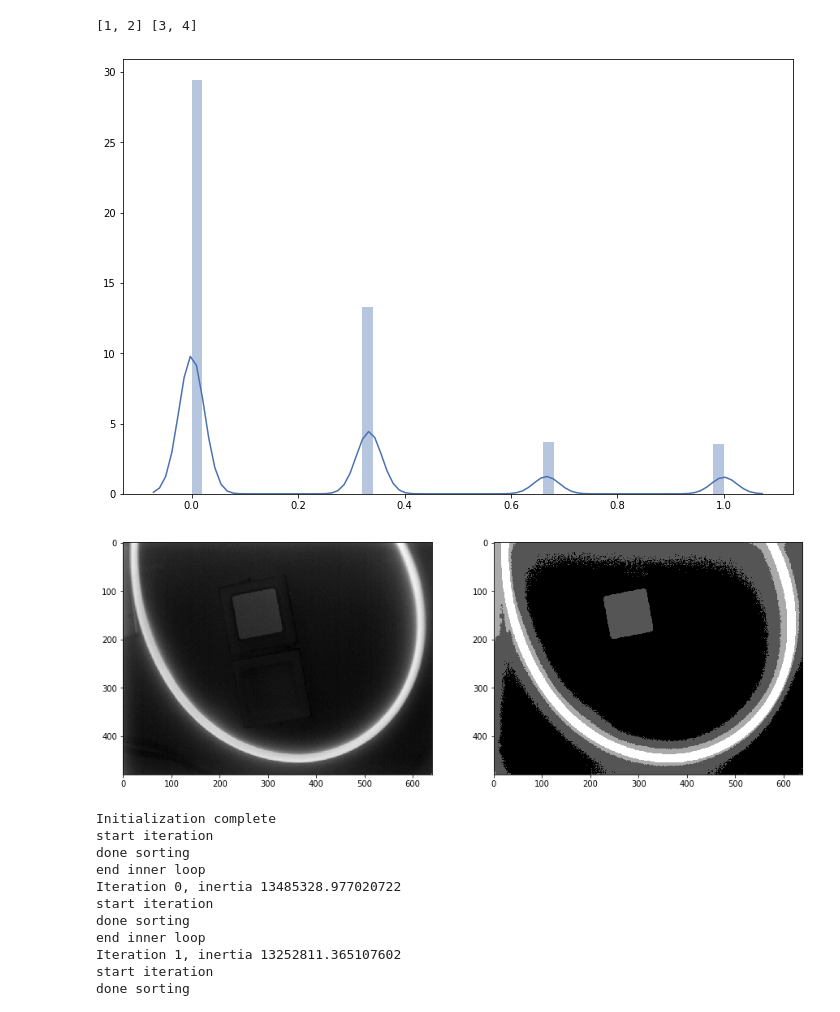
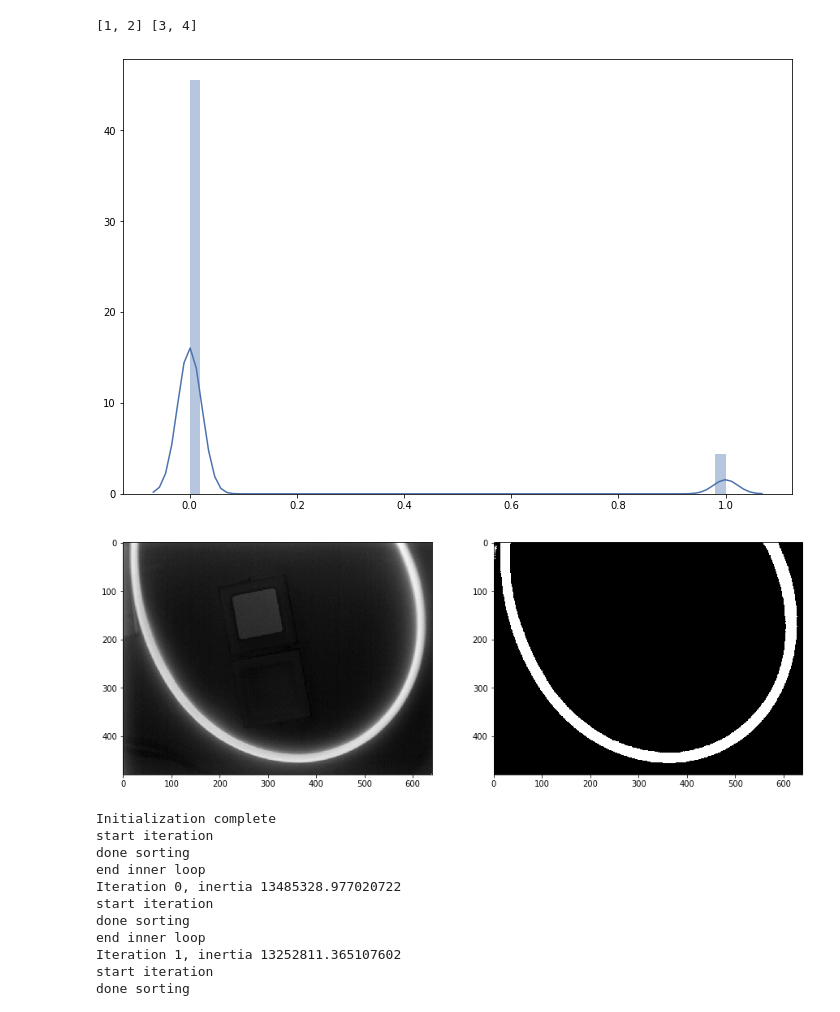
Before and after one commit to Pagutri/ProyectoAsignadoImagenes, a Jupyter notebook: Pregunta1.ipynb, the cells around one changed output. Saved outputs shown, nothing was run; the diff lists cells and outputs as text; code cells hidden in the pictures.

```diff
--- a/Pregunta1.ipynb
+++ b/Pregunta1.ipynb
@@ -300,12 +317,12 @@ print(*y)
 [1, 2] [3, 4]
 # %%
 _tmp_img = mangueras[llaves[0]]
-mask = auto_segment(_tmp_img, groups=4)
+mask = auto_segment(_tmp_img, groups=2)
 sns.distplot(mask.flatten())
 utils.side_by_side(_tmp_img, mask)
 # %% [output]
-[figure, old version]
+[figure, new version]
-[figure, old version]
+[figure, new version]
 # %%
 # %% [output]
 Initialization complete
```
Also changed, not shown: parts of 3 cells of this notebook, 1 other file.
